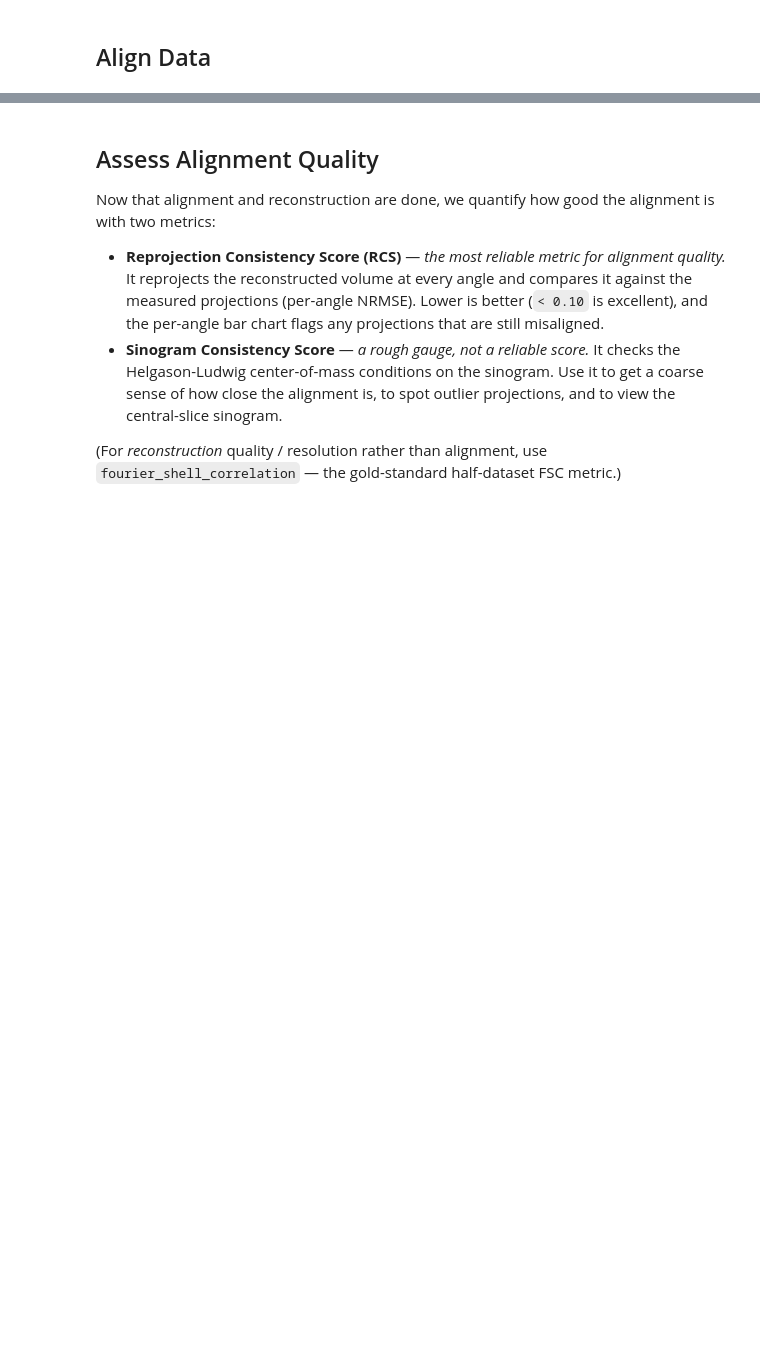
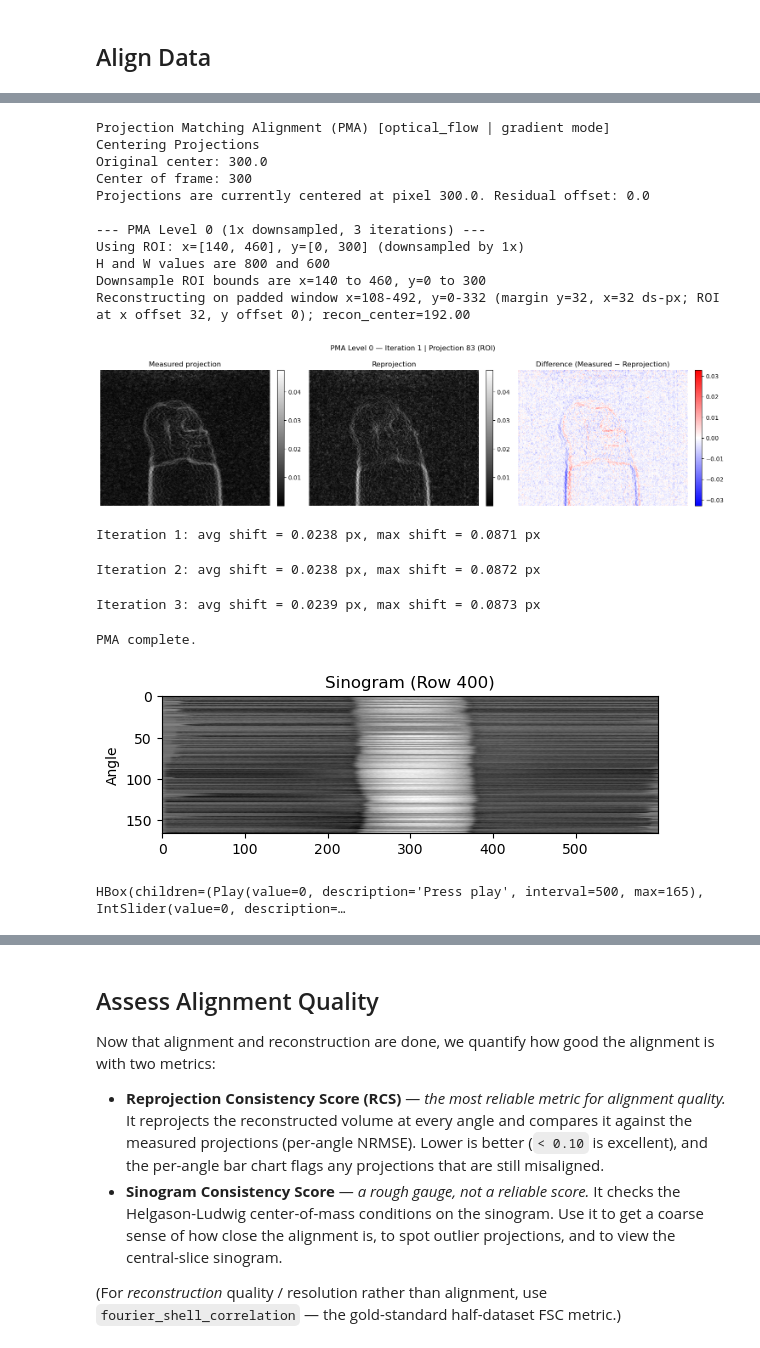
Before and after one commit to levijh1/TomoMono, a Jupyter notebook: weddingCake_roughDraft.ipynb, the cells around one changed output, grey strips where cells are left out. Drawn from its saved outputs; the diff is of its cells as text; code cells hidden in the pictures; blank space fills up the shorter version.

```diff
--- a/weddingCake_roughDraft.ipynb
+++ b/weddingCake_roughDraft.ipynb
@@ -116,13 +178,40 @@ displayWorkingSinogram()
 # %%
+# tomo.workingProjections = tomo.finalProjections.copy()
+# tomo.normalize(isPhaseData=True)
+
 tomo.projection_matching_alignment(
         levels=1, scale=1, iterations_per_level=[3],
         tolerance=0.0, algorithm=algorithm, standardize=False, use_grad=True,
-        shift_method='cross_correlation', of_sigma=2.0, stepRatio=0.8, centering_method='vo',
+        shift_method='optical_flow', stepRatio=0.8,
+        use_highpass_filter=False,
         plot=True,
         yROI_Range=[0, 300//downsample],
-        xROI_Range=[140//downsample, 460//downsample],
+        xROI_Range=[140//downsample,460//downsample],
         # xROI_Range=None,
         # yROI_Range=None,
+        max_step = 5
     )
+
+# MoviePlotter(tomo.workingProjections)  # Plots each projection
+tomo.displayWorkingSinogram()
 tomo.make_updates_shift()
 tomo.makeNotebookProjMovie()
+# %% [output]
+Projection Matching Alignment (PMA) [optical_flow | gradient mode]
+Centering Projections
+Original center: 300.0
+Center of frame: 300
+Projections are currently centered at pixel 300.0. Residual offset: 0.0
+
+--- PMA Level 0 (1x downsampled, 3 iterations) ---
+Using ROI: x=[140, 460], y=[0, 300] (downsampled by 1x)
+H and W values are 800 and 600
+Downsample ROI bounds are x=140 to 460, y=0 to 300
+Reconstructing on padded window x=108-492, y=0-332 (margin y=32, x=32 ds-px; ROI at x offset 32, y offset 0); recon_center=192.00
+[figure, added]
+Iteration 1: avg shift = 0.0238 px, max shift = 0.0871 px
+Iteration 2: avg shift = 0.0238 px, max shift = 0.0872 px
+Iteration 3: avg shift = 0.0239 px, max shift = 0.0873 px
+PMA complete.
+[figure, added]
+HBox(children=(Play(value=0, description='Press play', interval=500, max=165), IntSlider(value=0, description=…
```
Also changed, not shown: parts of 14 cells of this notebook, 15 other files.
